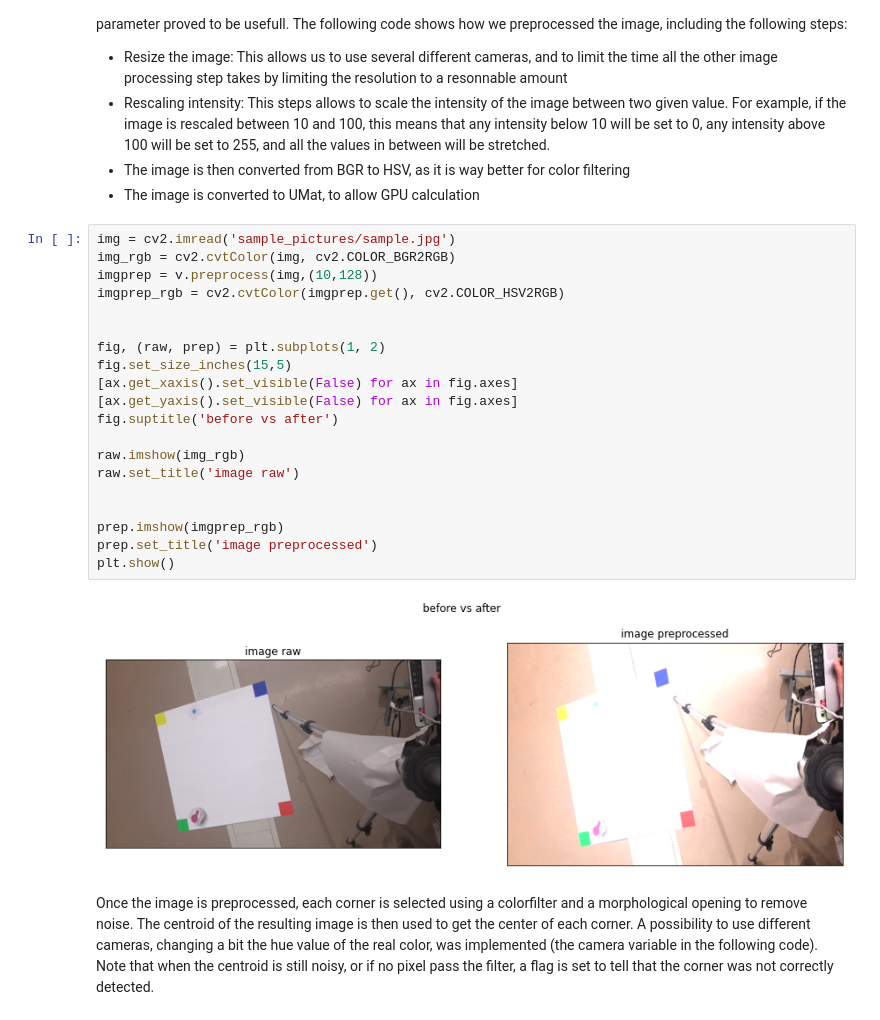
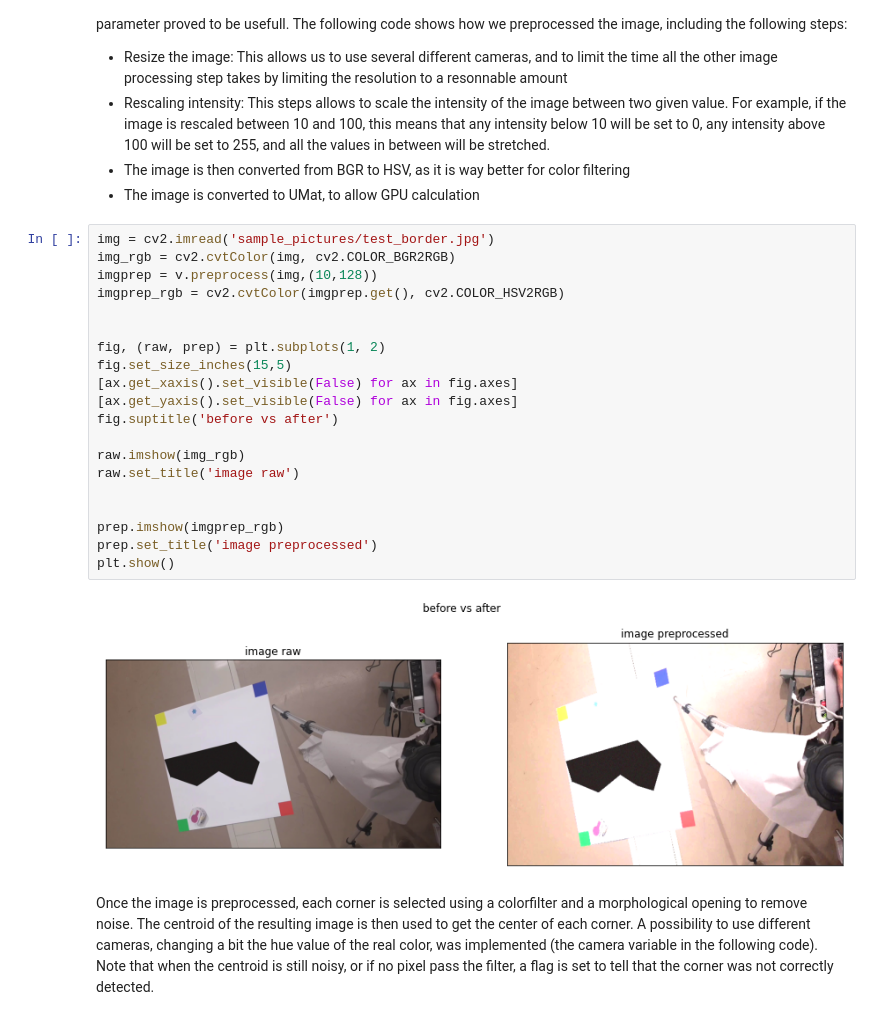
Before and after one commit to Fllask/Mobile_Robotics, a Jupyter notebook: Report.ipynb, the cells around one changed output. Cells and saved outputs as stored; diff of their text form.

```diff
--- a/Report.ipynb
+++ b/Report.ipynb
@@ -34,27 +34,27 @@ The first step in any vision task is to preprocess the image. In our case, we wa
 * The image is then converted from BGR to HSV, as it is way better for color filtering
 * The image is converted to UMat, to allow GPU calculation
 # %%
-img = cv2.imread('sample_pictures/sample.jpg')
+img = cv2.imread('sample_pictures/test_border.jpg')
 img_rgb = cv2.cvtColor(img, cv2.COLOR_BGR2RGB)
 imgprep = v.preprocess(img,(10,128))
 imgprep_rgb = cv2.cvtColor(imgprep.get(), cv2.COLOR_HSV2RGB)
 
 
 fig, (raw, prep) = plt.subplots(1, 2)
 fig.set_size_inches(15,5)
 [ax.get_xaxis().set_visible(False) for ax in fig.axes]
 [ax.get_yaxis().set_visible(False) for ax in fig.axes]
 fig.suptitle('before vs after')
 
 raw.imshow(img_rgb)
 raw.set_title('image raw')
 
 
 prep.imshow(imgprep_rgb)
 prep.set_title('image preprocessed')
 plt.show()
 # %% [output]
-[figure, old version]
+[figure, new version]
 # %% [markdown]
 Once the image is preprocessed, each corner is selected using a colorfilter and a morphological opening to remove noise. The centroid of the resulting image is then used to get the center of each corner.
 A possibility to use different cameras, changing a bit the hue value of the real color, was implemented (the camera variable in the following code).
```
Also changed, not shown: parts of 8 cells of this notebook.
